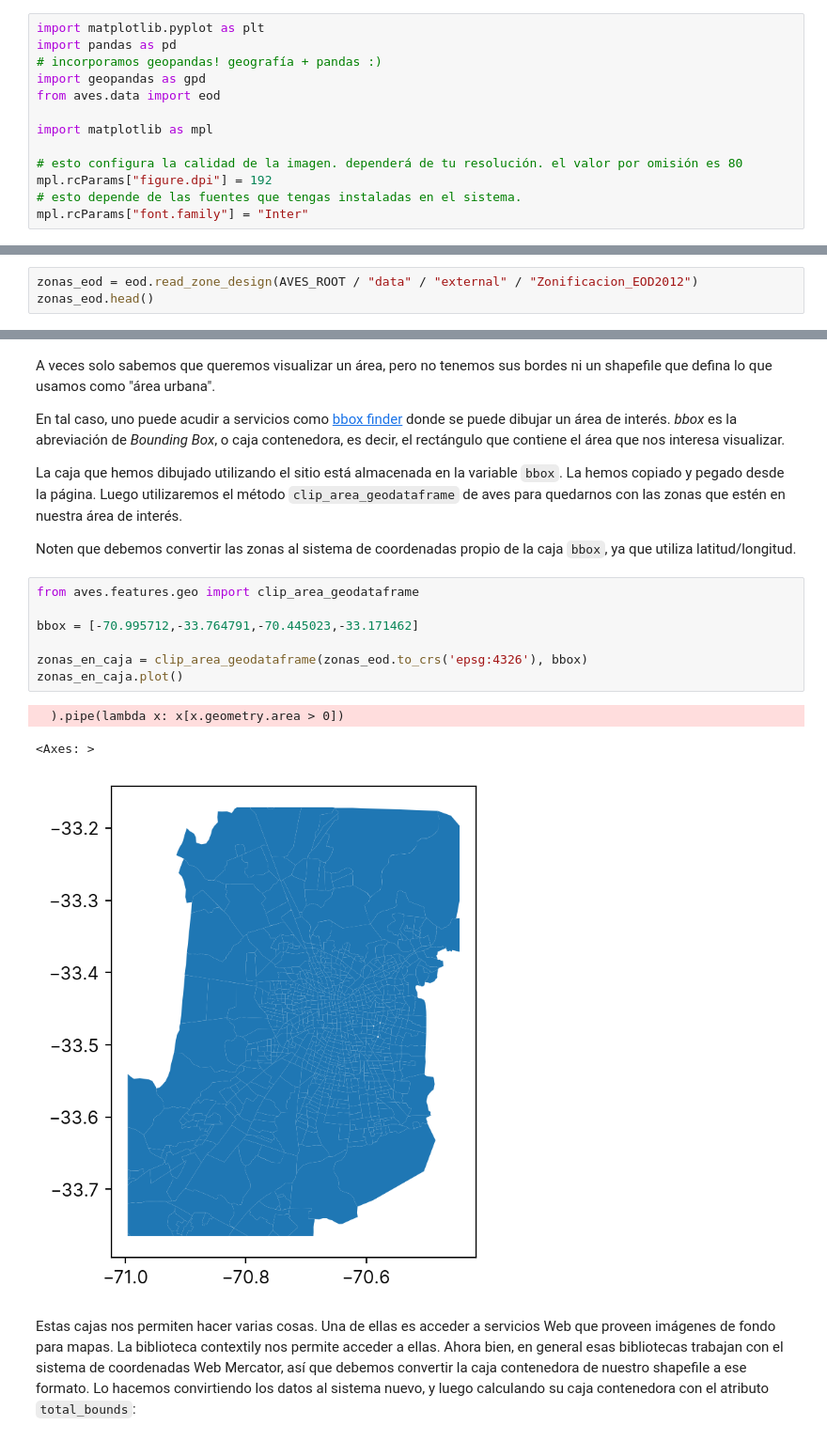
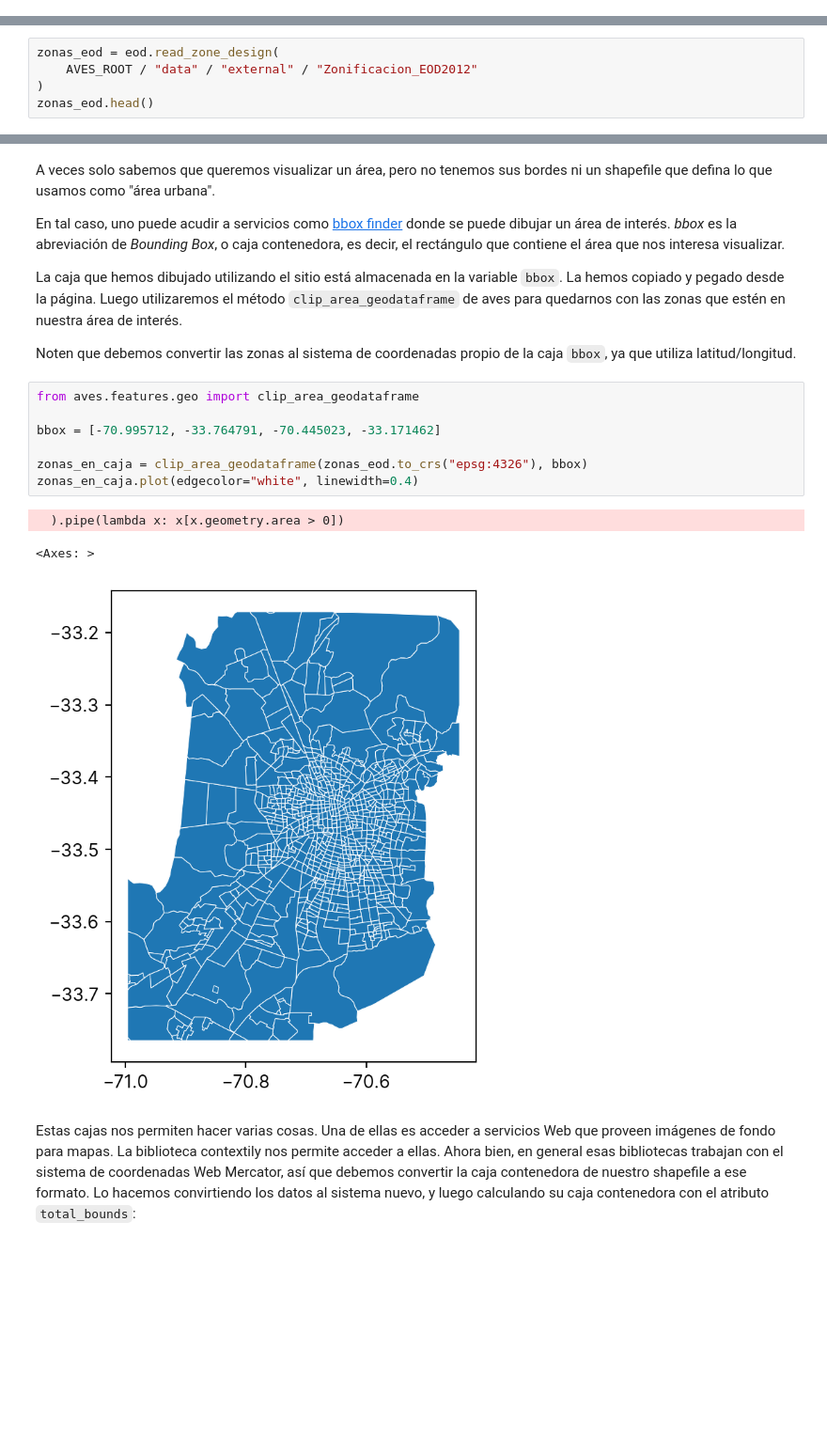
Before and after one commit to zorzalerrante/aves, a Jupyter notebook: notebooks/vis-course/2024-otoño/04-preparacion-mapas.ipynb, the cells around one changed output, grey strips where cells are left out. Shown at 94% size. Saved outputs shown, nothing was run; the diff lists cells and outputs as text; blank space fills up the shorter version.

```diff
--- a/notebooks/vis-course/2024-otoño/04-preparacion-mapas.ipynb
+++ b/notebooks/vis-course/2024-otoño/04-preparacion-mapas.ipynb
@@ -31,13 +30,0 @@ PosixPath('/home/egraells/resources/aves/data/external/censo_2017/geometria')
-# %%
-import matplotlib.pyplot as plt
-import pandas as pd
-# incorporamos geopandas! geografía + pandas :)
-import geopandas as gpd
-from aves.data import eod
-
-import matplotlib as mpl
-
-# esto configura la calidad de la imagen. dependerá de tu resolución. el valor por omisión es 80
-mpl.rcParams["figure.dpi"] = 192
-# esto depende de las fuentes que tengas instaladas en el sistema.
-mpl.rcParams["font.family"] = "Inter"
@@ -56,7 +49,9 @@ La encuesta origen-destino disponibiliza un `shapefile` de las zonas de estudio
 
 Cargamos el fichero con el método `read_zone_design` de aves:
 # %%
-zonas_eod = eod.read_zone_design(AVES_ROOT / "data" / "external" / "Zonificacion_EOD2012")
+zonas_eod = eod.read_zone_design(
+    AVES_ROOT / "data" / "external" / "Zonificacion_EOD2012"
+)
 zonas_eod.head()
 # %% [output]
 |  | ID | AREA | Zona | Com | Comuna | geometry |
@@ -106,14 +101,14 @@ Noten que debemos convertir las zonas al sistema de coordenadas propio de la caj
 # %%
 from aves.features.geo import clip_area_geodataframe
 
-bbox = [-70.995712,-33.764791,-70.445023,-33.171462]
+bbox = [-70.995712, -33.764791, -70.445023, -33.171462]
 
-zonas_en_caja = clip_area_geodataframe(zonas_eod.to_crs('epsg:4326'), bbox)
-zonas_en_caja.plot()
+zonas_en_caja = clip_area_geodataframe(zonas_eod.to_crs("epsg:4326"), bbox)
+zonas_en_caja.plot(edgecolor="white", linewidth=0.4)
 # %% [output]
   ).pipe(lambda x: x[x.geometry.area > 0])
 <Axes: >
-[figure, old version]
+[figure, new version]
 # %% [markdown]
 Estas cajas nos permiten hacer varias cosas. Una de ellas es acceder a servicios Web que proveen imágenes de fondo para mapas. La biblioteca contextily nos permite acceder a ellas. Ahora bien, en general esas bibliotecas trabajan con el sistema de coordenadas Web Mercator, así que debemos convertir la caja contenedora de nuestro shapefile a ese formato. Lo hacemos convirtiendo los datos al sistema nuevo, y luego calculando su caja contenedora con el atributo `total_bounds`:
 # %%
```
Also changed, not shown: parts of 21 cells of this notebook, 1 other file.
